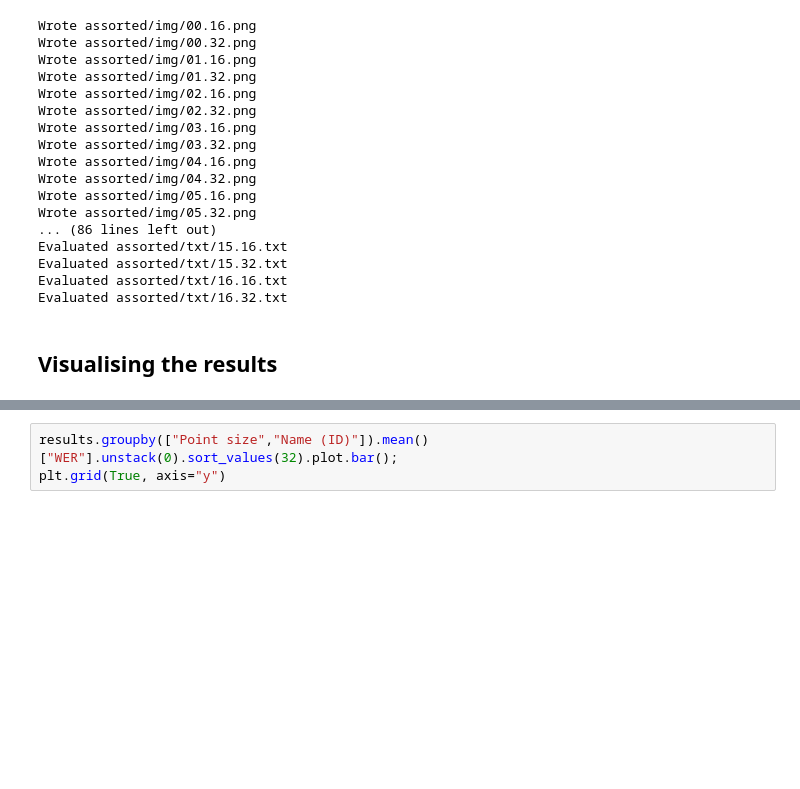
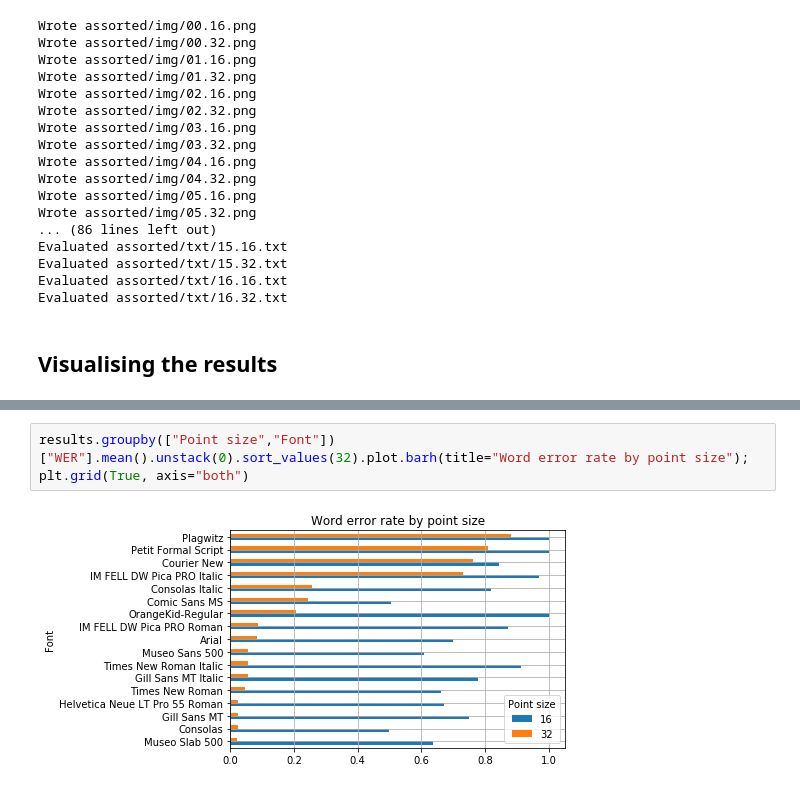
Before and after one commit to byewokko/tesseract-font-test, a Jupyter notebook: tesseract-fonts.ipynb, the cells around one changed output, grey strips where cells are left out. Saved outputs shown, nothing was run; the diff lists cells and outputs as text; blank space fills up the shorter version.

```diff
--- a/tesseract-fonts.ipynb
+++ b/tesseract-fonts.ipynb
@@ -230,3 +307,5 @@ results = results.set_index(["Name (ID)","Point size"])[["WER","CER"]]
 # %%
-results.groupby(["Point size","Name (ID)"]).mean()["WER"].unstack(0).sort_values(32).plot.bar();
-plt.grid(True, axis="y")
+results.groupby(["Point size","Font"])["WER"].mean().unstack(0).sort_values(32).plot.barh(title="Word error rate by point size");
+plt.grid(True, axis="both")
+# %% [output]
+[figure, added]
```
Also changed, not shown: parts of 26 cells of this notebook, 1 other file.
